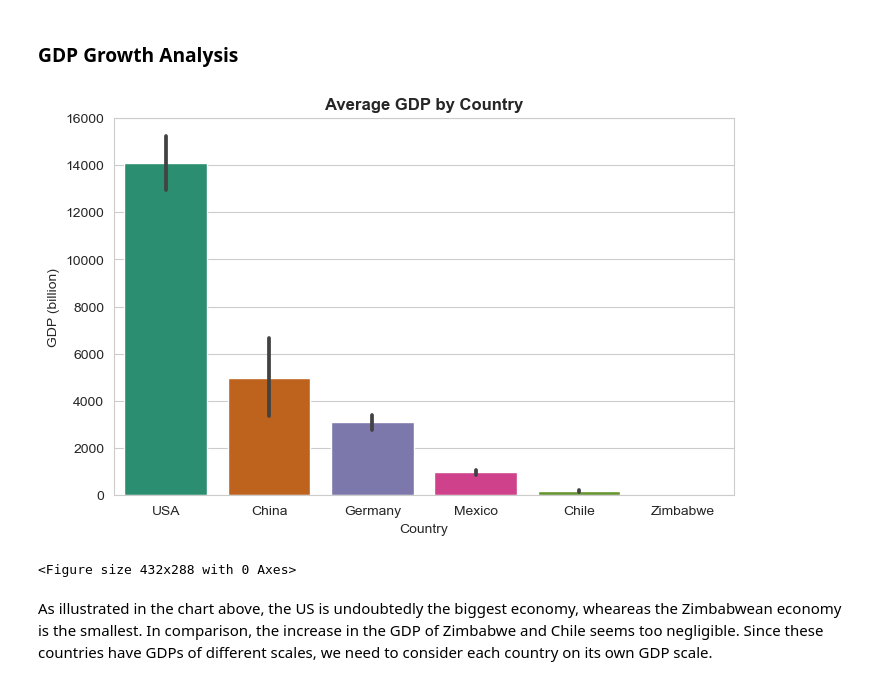
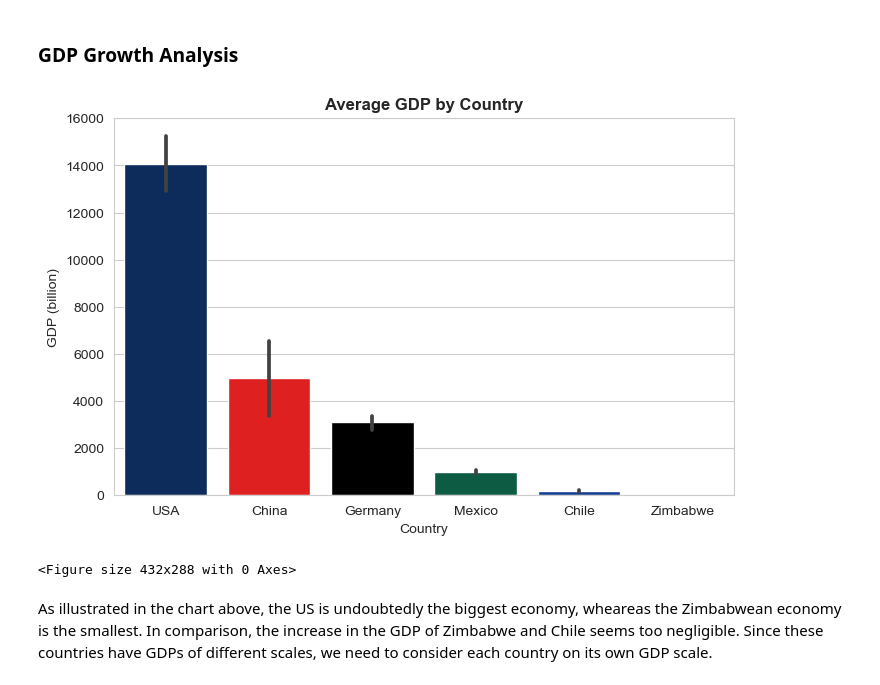
Before and after one commit to breyenguyen/datascienceportfolio, a Jupyter notebook: life_expectancy_gdp.ipynb, the cells around one changed output. Drawn from its saved outputs; the diff is of its cells as text; code cells hidden in the pictures.

```diff
--- a/life_expectancy_gdp.ipynb
+++ b/life_expectancy_gdp.ipynb
@@ -119,17 +119,22 @@ Interestingly, the only country whose `life expectancy` lower than 65 is Zimbabw
 # %% [markdown]
 ### GDP Growth Analysis
 # %%
+## Create a color dictionary
+color_set = {
+    'USA':'#002868', 'China':'#FF0000', 'Germany':'#000000', 'Mexico':'#006847', 'Chile':'#0036a7', 'Zimbabwe':'#FFD200'
+}
+
 ## Compare the GDPs
 df_sorted = df.sort_values(by='gdp', ascending=False)
 plt.figure(figsize=(8,5), dpi=100)
-sns.barplot(x='country', y='gdp', data=df_sorted, palette='Dark2', estimator=np.mean)
+sns.barplot(x='country', y='gdp', data=df_sorted, palette=color_set, estimator=np.mean)
 plt.title('Average GDP by Country', weight='bold')
 plt.xlabel('Country')
 plt.ylabel('GDP (billion)')
 plt.show()
 plt.clf()
 # %% [output]
-[figure, old version]
+[figure, new version]
 <Figure size 432x288 with 0 Axes>
 # %% [markdown]
 As illustrated in the chart above, the US is undoubtedly the biggest economy, wheareas the Zimbabwean economy is the smallest. In comparison, the increase in the GDP of Zimbabwe and Chile seems too negligible. Since these countries have GDPs of different scales, we need to consider each country on its own GDP scale.
```
Also changed, not shown: parts of 16 cells of this notebook.
